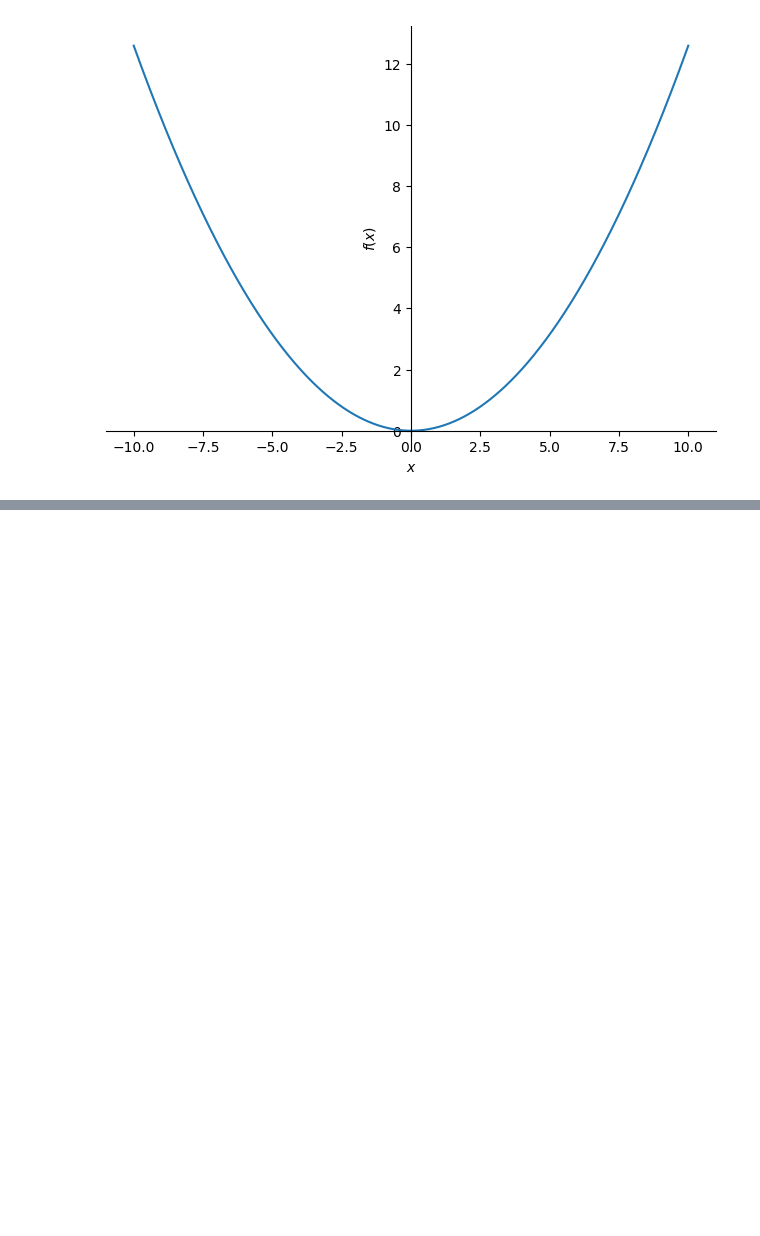
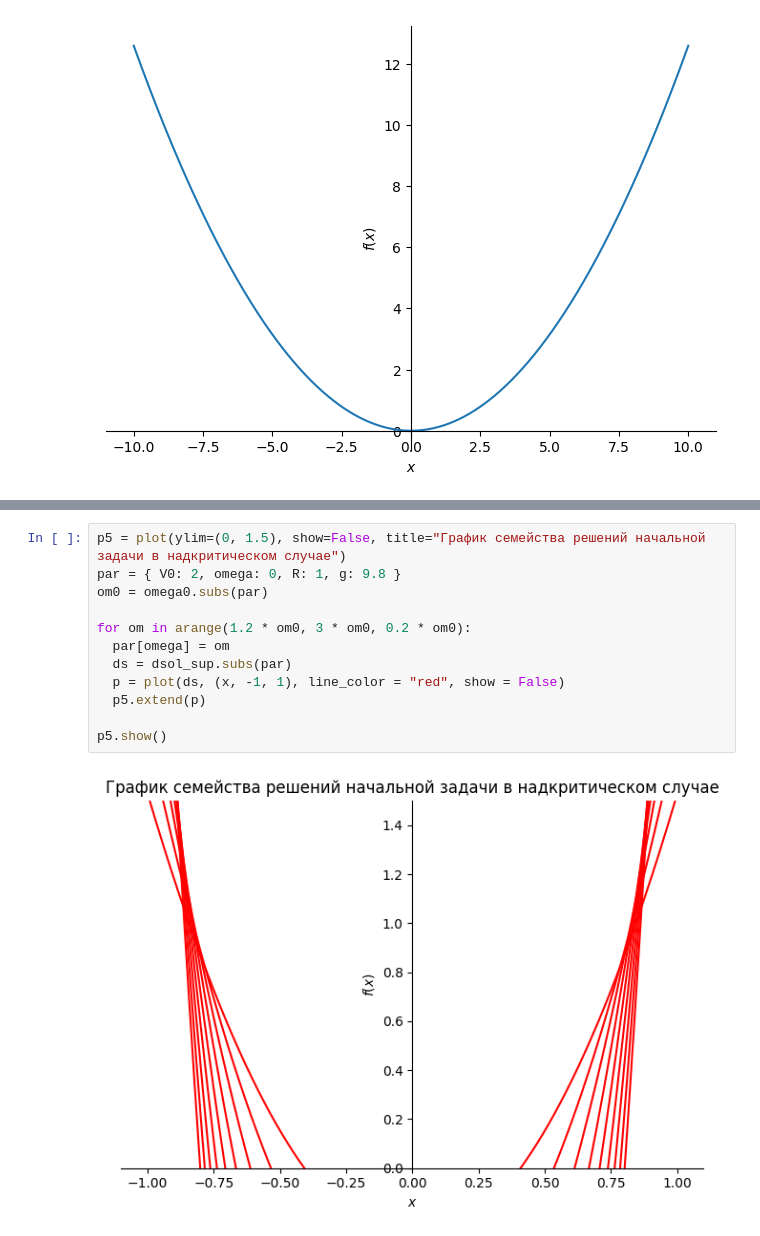
Before and after one commit to Daniil-Khlyvniuk/python_math, a Jupyter notebook: 1_Have_fun_with_differential_equations.ipynb, the cells around one changed output, grey strips where cells are left out. Drawn from its saved outputs; the diff is of its cells as text; blank space fills up the shorter version.

```diff
--- a/1_Have_fun_with_differential_equations.ipynb
+++ b/1_Have_fun_with_differential_equations.ipynb
@@ -91,0 +179,14 @@ p2.show()
+# %%
+p5 = plot(ylim=(0, 1.5), show=False, title="График семейства решений начальной задачи в надкритическом случае")
+par = { V0: 2, omega: 0, R: 1, g: 9.8 }
+om0 = omega0.subs(par)
+
+for om in arange(1.2 * om0, 3 * om0, 0.2 * om0):
+  par[omega] = om
+  ds = dsol_sup.subs(par)
+  p = plot(ds, (x, -1, 1), line_color = "red", show = False)
+  p5.extend(p)
+
+p5.show()
+# %% [output]
+[figure, added]
```
Also changed, not shown: parts of 15 cells of this notebook.
